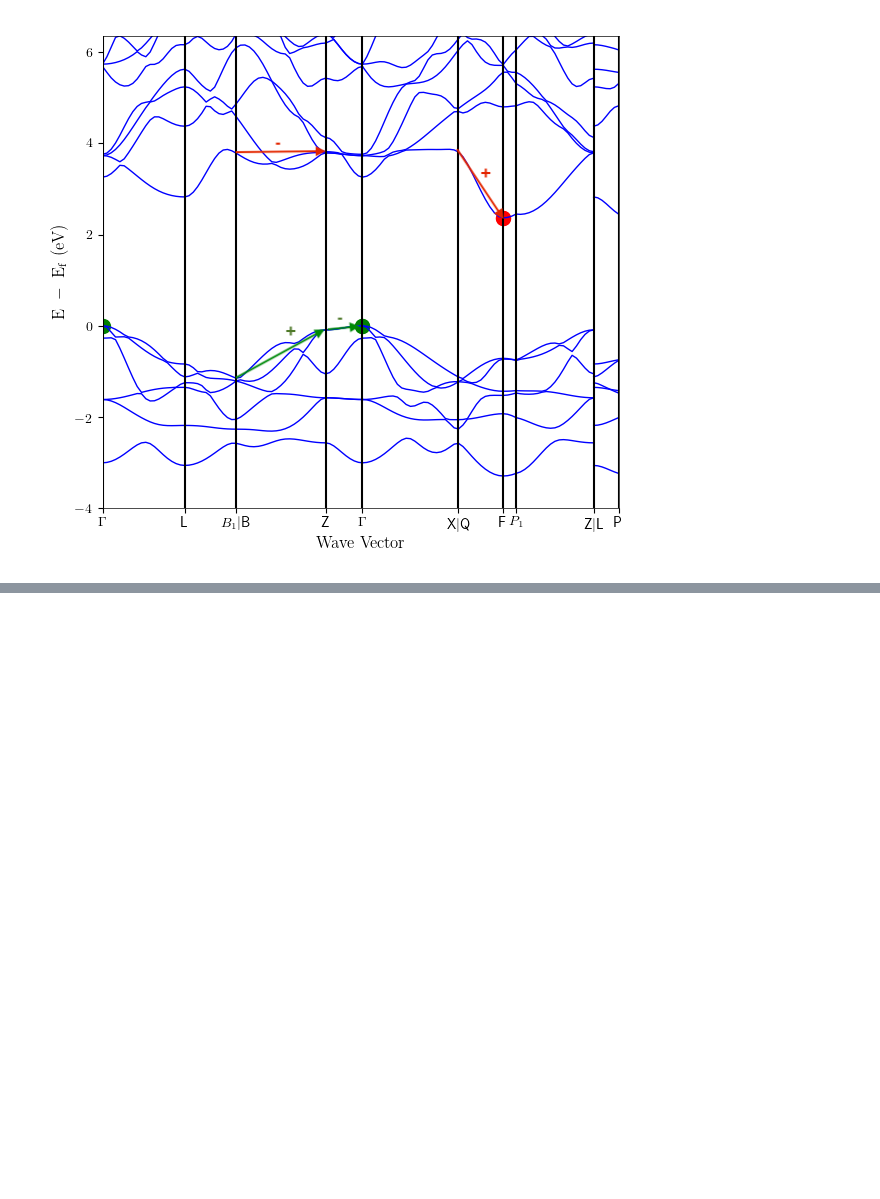
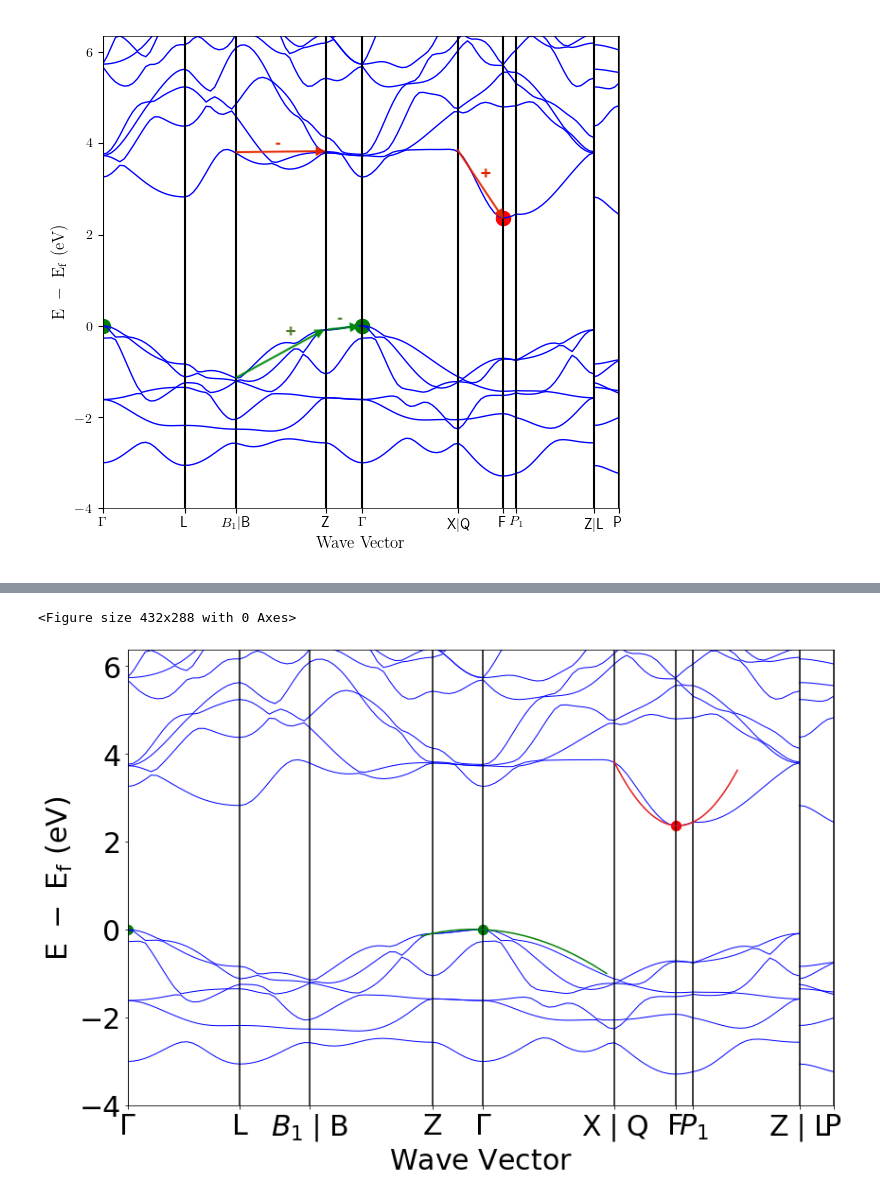
Before and after one commit to celiaforet/lmapr1492, a Jupyter notebook: bands.ipynb, the cells around one changed output, grey strips where cells are left out. Cells and saved outputs as stored; diff of their text form; code cells hidden in the pictures; blank space fills up the shorter version.

```diff
--- a/bands.ipynb
+++ b/bands.ipynb
@@ -132,0 +181,25 @@ La figure suivante représente les pentes minimales (-) et maximales (+) de la d
+# %%
+# Parabole à la base de la première bande de conduction
+yb = 10
+for i in range (1,9):
+    b = data.get("energy")[i].get("1")[15][0]
+    if (b<yb):
+        yb = b
+        ref2 = i
+        xb = a[i]
+    i = i+1
+print("Pour commencer, nous calculons les coordonnées de la base de la première bande de conduction, correspondant au point rouge sur le graphe de la section 2 : (",xb,",",yb,")")
+print("On prend un point proche de la base pour approximer par une parabole :")
+xb2 = data['distances'][ref2-1][0]
+yb2 = data.get("energy")[ref2-1].get("1")[15][0]
+xb3 = data['distances'][ref2+1][0]
+yb3 = data.get("energy")[ref2+1].get("1")[15][0]
+
+# Avec les deux points proches de notre sommet, on extrapole une parabole.
+xcond = [xb2,xb,xb3]
+ycond = [yb2,yb,yb3]
+print(xval,yval)
+xcond_fit = np.polyfit(xcond,ycond,2)
+xcond_abs = np.linspace(xb-0.5,xb+0.5,1000)
+ycond_ord = xcond_fit[0]*xcond_abs**2 + xcond_fit[1]*xcond_abs + xcond_fit[2]
+print("Avec les deux points, on approxime une parabole ax^2+bx+c de paramètres [a, b, c] = ", xcond_fit)
@@ -132,0 +211,10 @@ La figure suivante représente les pentes minimales (-) et maximales (+) de la d
+# %%
+#Représentation graphique des paraboles
+plt.figure("0")
+bsp.get_plot(vbm_cbm_marker=True)
+plt.plot(xval_abs,yval_ord,'g')
+plt.plot(xcond_abs,ycond_ord)
+plt.show()
+# %% [output]
+<Figure size 432x288 with 0 Axes>
+[figure, added]
```
Also changed, not shown: parts of 12 cells of this notebook.
